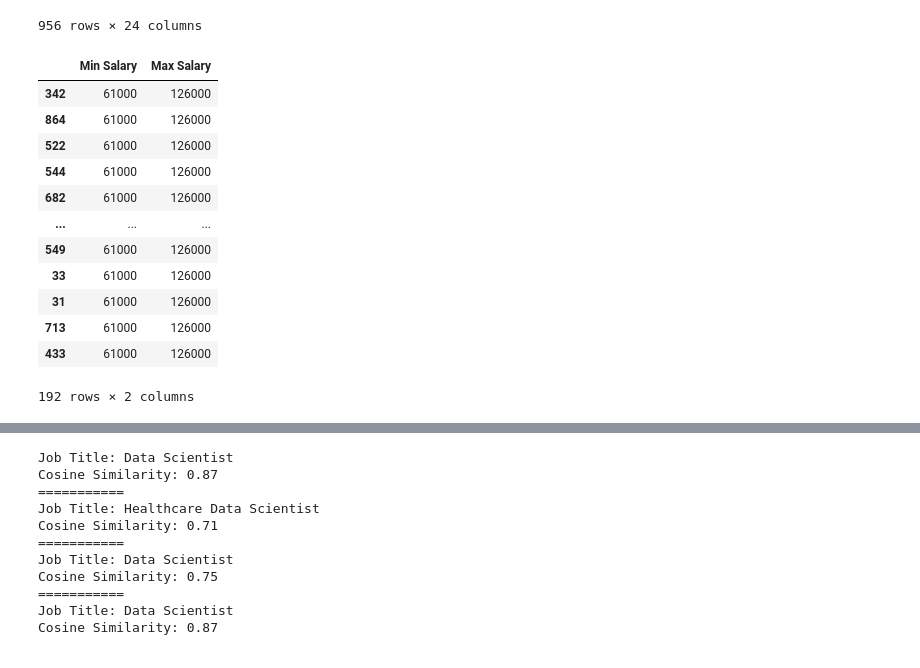
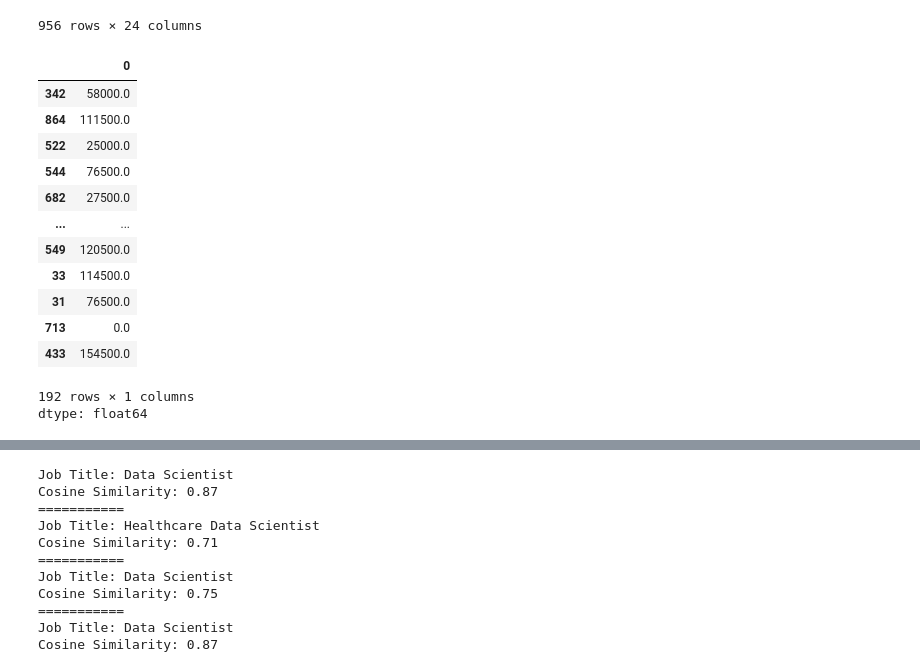
Before and after one commit to svetlanama/ai_practice, a Jupyter notebook: final_svitlana.ipynb, the cells around one changed output, grey strips where cells are left out. Drawn from its saved outputs; the diff is of its cells as text; code cells hidden in the pictures.

```diff
--- a/final_svitlana.ipynb
+++ b/final_svitlana.ipynb
@@ -70,9 +70,14 @@ def process_salary_with_debug(salary_range):
     return process_salary_range(salary_range)  # Call the actual function
 
 # # # Apply the debugging function
-for _, row in data.iterrows():
+# for _, row in data.iterrows():
+#     low, high = process_salary_with_debug(row['Salary Estimate'])
+#     data[['Min Salary', 'Max Salary']] = low, high
+
+for i, row in data.iterrows():
     low, high = process_salary_with_debug(row['Salary Estimate'])
-    data[['Min Salary', 'Max Salary']] = low, high
+    data.loc[i, ['Min Salary', 'Max Salary']] = low, high
+
 
 
 data
@@ -113,40 +117,42 @@ data
 # %%
 # Prepare the input (X) and output (y) as follows:
 
 from sklearn.model_selection import train_test_split
 from sklearn.preprocessing import MinMaxScaler
 
 # Define features (binary skill columns) and target (Salary Estimate)
 X = data[skills]
 # y = data['Salary Estimate']  # Ensure this is numeric (convert if necessary)
-y = data[['Min Salary', 'Max Salary']]
+# y = data[['Min Salary', 'Max Salary']]
+y = (data['Min Salary'] + data['Max Salary']) / 2
 
 
 # Normalize features
 scaler = MinMaxScaler()
 X_scaled = scaler.fit_transform(X)
 
 # Split the data # train and test
 X_train, X_test, y_train, y_test = train_test_split(X_scaled, y, test_size=0.2, random_state=42)
 
 X_train
 X_test
 y_train
 y_test
 # %% [output]
-|  | Min Salary | Max Salary |
-| 342 | 61000 | 126000 |
-| 864 | 61000 | 126000 |
-| 522 | 61000 | 126000 |
-| 544 | 61000 | 126000 |
-| 682 | 61000 | 126000 |
-| ... | ... | ... |
-| 549 | 61000 | 126000 |
-| 33 | 61000 | 126000 |
-| 31 | 61000 | 126000 |
-| 713 | 61000 | 126000 |
-| 433 | 61000 | 126000 |
+|  | 0 |
+| 342 | 58000.0 |
+| 864 | 111500.0 |
+| 522 | 25000.0 |
+| 544 | 76500.0 |
+| 682 | 27500.0 |
+| ... | ... |
+| 549 | 120500.0 |
+| 33 | 114500.0 |
+| 31 | 76500.0 |
+| 713 | 0.0 |
+| 433 | 154500.0 |
-192 rows × 2 columns
+192 rows × 1 columns
+dtype: float64
 # %%
 # Step 2: Train the Neural Network
 
```
Also changed, not shown: parts of 5 cells of this notebook.
